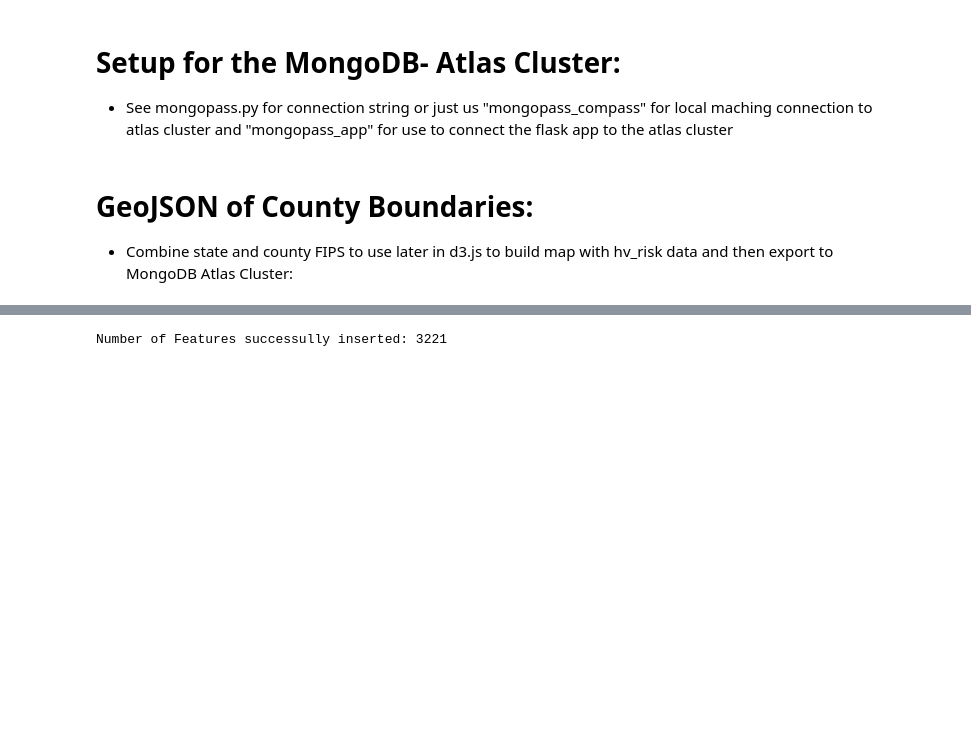
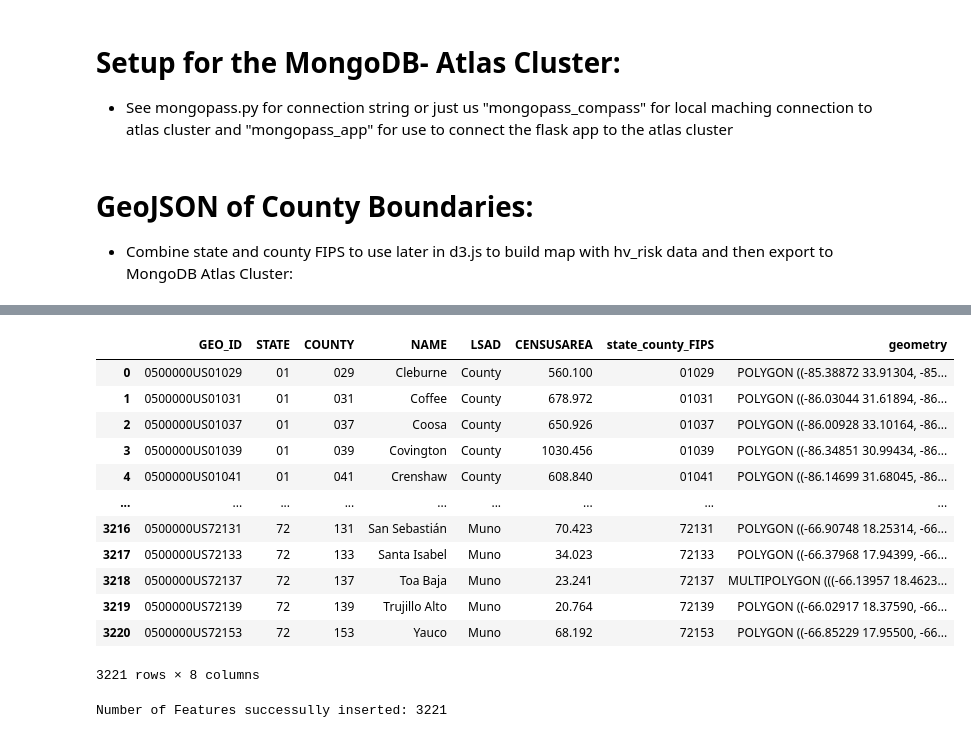
Before and after one commit to zwcrowley/Project_3_Team_7, a Jupyter notebook: data_cleaning_zc.ipynb, the cells around one changed output, grey strips where cells are left out. Cells and saved outputs as stored; diff of their text form; code cells hidden in the pictures; blank space fills up the shorter version.

```diff
--- a/data_cleaning_zc.ipynb
+++ b/data_cleaning_zc.ipynb
@@ -278,0 +289,4 @@ cnty_bound_data
+# %%
+cnty_bound_data["state_trimmed"] = cnty_bound_data["STATE"].astype(str)
+cnty_bound_data['state_trimmed'].str[:1].replace(r'^(0+)', '')
+cnty_bound_data['state_trimmed']
@@ -279,7 +306,22 @@ cnty_bound_data
 # %%
 # Combine state and county fips:
-cnty_bound_data["state_county_FIPS"] = cnty_bound_data['STATE'] + cnty_bound_data["COUNTY"]
-cnty_bound_data
+cnty_bound_data["state_trimmed"] = cnty_bound_data["state_trimmed"]
+cnty_bound_data["state_county_FIPS"] = cnty_bound_data['state_trimmed'] + cnty_bound_data["COUNTY"]
+cnty_bound_data["state_county_FIPS"]
+# %% [output]
+|  | GEO_ID | STATE | COUNTY | NAME | LSAD | CENSUSAREA | state_county_FIPS | geometry |
+| 0 | 0500000US01029 | 01 | 029 | Cleburne | County | 560.100 | 01029 | POLYGON ((-85.38872 33.91304, -85... |
+| 1 | 0500000US01031 | 01 | 031 | Coffee | County | 678.972 | 01031 | POLYGON ((-86.03044 31.61894, -86... |
+| 2 | 0500000US01037 | 01 | 037 | Coosa | County | 650.926 | 01037 | POLYGON ((-86.00928 33.10164, -86... |
+| 3 | 0500000US01039 | 01 | 039 | Covington | County | 1030.456 | 01039 | POLYGON ((-86.34851 30.99434, -86... |
+| 4 | 0500000US01041 | 01 | 041 | Crenshaw | County | 608.840 | 01041 | POLYGON ((-86.14699 31.68045, -86... |
+| ... | ... | ... | ... | ... | ... | ... | ... | ... |
+| 3216 | 0500000US72131 | 72 | 131 | San Sebastián | Muno | 70.423 | 72131 | POLYGON ((-66.90748 18.25314, -66... |
+| 3217 | 0500000US72133 | 72 | 133 | Santa Isabel | Muno | 34.023 | 72133 | POLYGON ((-66.37968 17.94399, -66... |
+| 3218 | 0500000US72137 | 72 | 137 | Toa Baja | Muno | 23.241 | 72137 | MULTIPOLYGON (((-66.13957 18.4623... |
+| 3219 | 0500000US72139 | 72 | 139 | Trujillo Alto | Muno | 20.764 | 72139 | POLYGON ((-66.02917 18.37590, -66... |
+| 3220 | 0500000US72153 | 72 | 153 | Yauco | Muno | 68.192 | 72153 | POLYGON ((-66.85229 17.95500, -66... |
+3221 rows × 8 columns
 # %%
 # Save file back to output:
 # cnty_bound_data.to_file("output/us_county_bounds_new.json", driver='GeoJSON')
```
Also changed, not shown: parts of 2 cells of this notebook, 2 other files.
